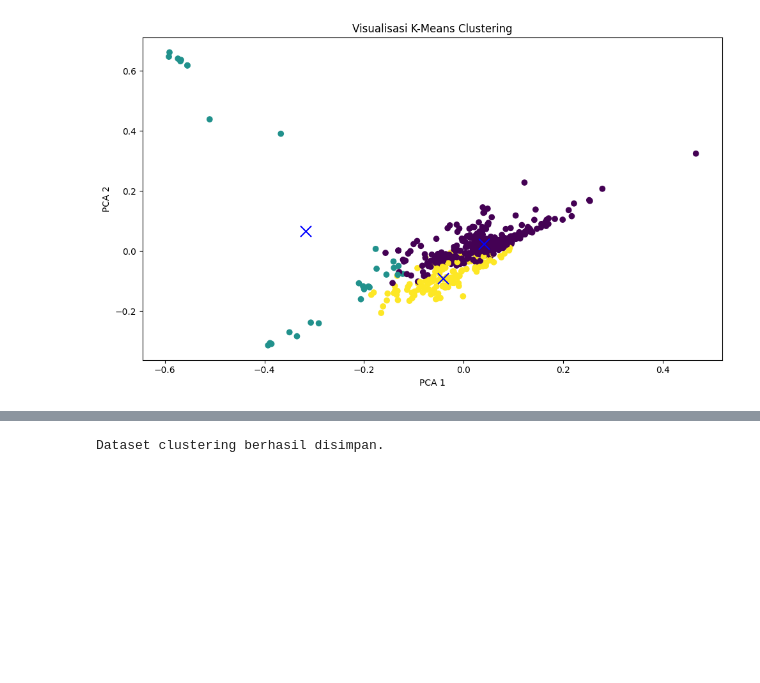
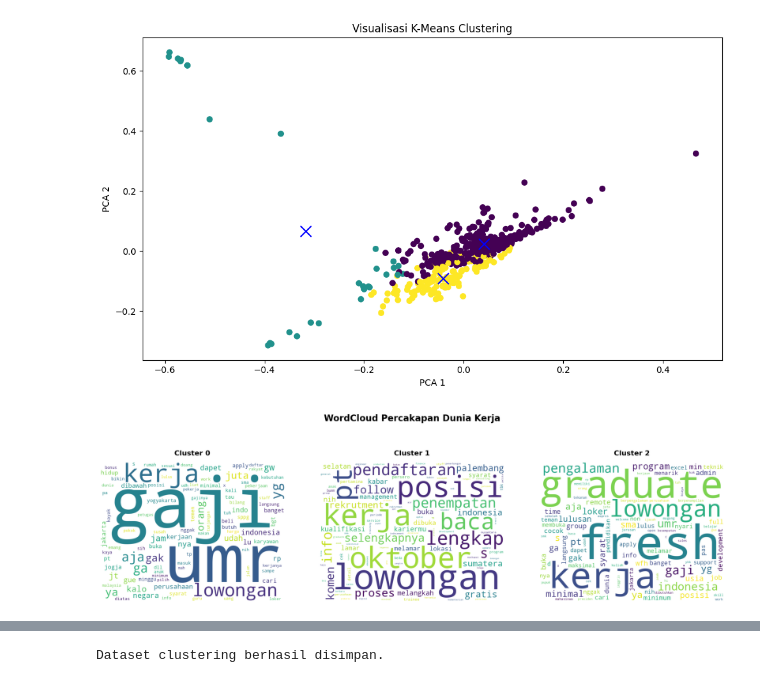
Before and after one commit to Bayustudent56/kelompok_2-_kerja, a Jupyter notebook: Tugas_Kelompok_2.ipynb, the cells around one changed output, grey strips where cells are left out. Cells and saved outputs as stored; diff of their text form; code cells hidden in the pictures; blank space fills up the shorter version.

```diff
--- a/Tugas_Kelompok_2.ipynb
+++ b/Tugas_Kelompok_2.ipynb
@@ -698,3 +700,85 @@ plt.show()
+# %%
+import matplotlib.pyplot as plt
+from wordcloud import WordCloud
+import os
+
+# Membuat folder untuk menyimpan gambar
+folder_output = "/content/wordcloud_cluster"
+os.makedirs(folder_output, exist_ok=True)
+
+# Membuat kanvas dengan 3 kolom dan jarak antargrafik
+fig, axes = plt.subplots(
+    nrows=1,
+    ncols=3,
+    figsize=(21, 7)
+)
+
+# Memproses setiap cluster
+for i, ax in enumerate(axes):
+
+    # Mengambil teks dari cluster terkait
+    teks_cluster = df_cluster.loc[
+        df_cluster["cluster"] == i, "clean_text"
+    ].dropna().astype(str)
+
+    # Menggabungkan teks menjadi satu string
+    semua_teks = " ".join(teks_cluster)
+
+    # Jika teks kosong, tampilkan keterangan
+    if not semua_teks.strip():
+        ax.text(
+            0.5, 0.5, "Tidak ada data",
+            ha="center", va="center"
+        )
+        ax.set_title(f"Cluster {i}")
+        ax.axis("off")
+        continue
+
+    # Membuat WordCloud
+    wordcloud = WordCloud(
+        width=800,
+        height=600,
+        background_color="white",
+        max_words=100,
+        collocations=False,
+        margin=8
+    ).generate(semua_teks)
+
+    # Menampilkan WordCloud pada kolom masing-masing
+    ax.imshow(wordcloud, interpolation="bilinear")
+    ax.set_title(
+        f"Cluster {i}",
+        fontsize=16,
+        fontweight="bold",
+        pad=15
+    )
+    ax.axis("off")
+
+    # Menyimpan setiap WordCloud secara terpisah
+    wordcloud.to_file(
+        f"{folder_output}/wordcloud_cluster_{i}.png"
+    )
+
+# Mengatur jarak antarkolom dan margin kanvas
+fig.suptitle(
+    "WordCloud Percakapan Dunia Kerja",
+    fontsize=20,
+    fontweight="bold",
+    y=0.98
+)
+
+plt.subplots_adjust(
+    left=0.03,
+    right=0.97,
+    top=0.82,
+    bottom=0.08,
+    wspace=0.18
+)
+
+plt.show()
+plt.close(fig)
+# %% [output]
+[figure, added]
 # %%
 # Membuat ringkasan jumlah data dan kata dominan setiap cluster
 ringkasan_cluster = []
```
Also changed, not shown: parts of 17 cells of this notebook.
